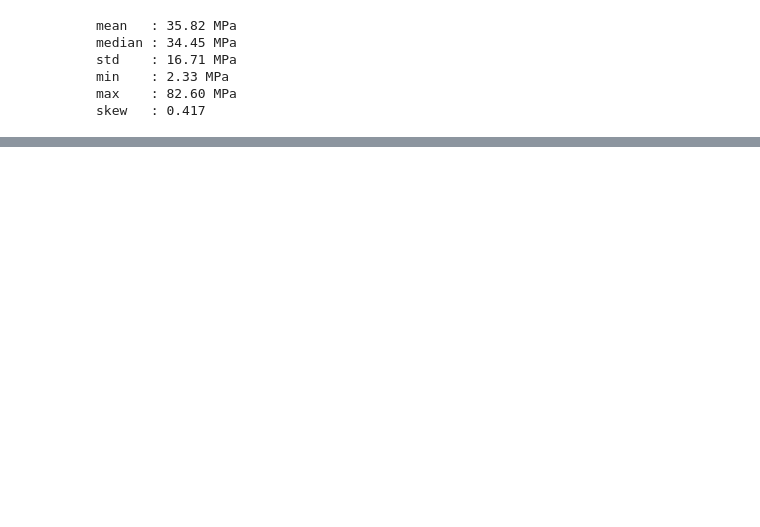
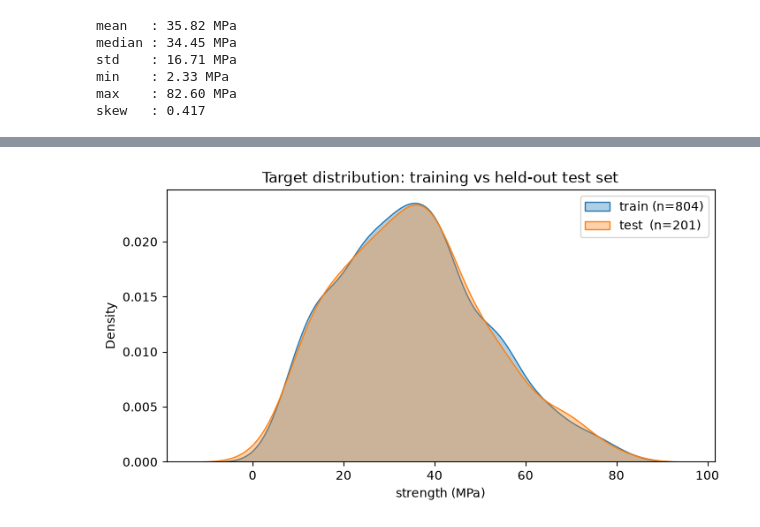
Before and after one commit to SL8Entropy/MachineLearningCaseStudy, a Jupyter notebook: regression_track.ipynb, the cells around one changed output, grey strips where cells are left out. Drawn from its saved outputs; the diff is of its cells as text; code cells hidden in the pictures; blank space fills up the shorter version.

Commit message:
Add preprocessing pipeline: de-dup, stratified split, shared ColumnTransformer
Co-Authored-By: Claude Sonnet 5 <noreply@anthropic.com>

```diff
--- a/regression_track.ipynb
+++ b/regression_track.ipynb
@@ -133,0 +163,10 @@ skew   : 0.417
+# %%
+# De-duplication
+df_clean = df.drop_duplicates().reset_index(drop=True)
+print(f"Before de-duplication: {df.shape[0]} rows")
+print(f"After  de-duplication: {df_clean.shape[0]} rows   (removed {df.shape[0] - df_clean.shape[0]})")
+
+X = df_clean.drop(columns=[TARGET])
+y = df_clean[TARGET]
+print(f"\nX shape: {X.shape}   y shape: {y.shape}")
+print("Predictors:", list(X.columns))
@@ -133,0 +183,18 @@ skew   : 0.417
+# %%
+strength_bins = pd.qcut(y, q=5, labels=False, duplicates="drop")
+
+X_train, X_test, y_train, y_test = train_test_split(
+    X, y,
+    test_size=TEST_SIZE,
+    random_state=RANDOM_STATE,
+    stratify=strength_bins,
+)
+
+print(f"Training set : {X_train.shape[0]} rows  ({(1-TEST_SIZE)*100:.0f}%)")
+print(f"Test set     : {X_test.shape[0]} rows  ({TEST_SIZE*100:.0f}%)")
+
+print("\nTarget distribution check (the split must not shift the target):")
+print(pd.DataFrame({
+    "train": y_train.describe(),
+    "test":  y_test.describe(),
+}).round(3).to_string())
@@ -133,0 +215,10 @@ skew   : 0.417
+# %%
+fig, ax = plt.subplots(figsize=(8, 4))
+sns.kdeplot(y_train, label=f"train (n={len(y_train)})", fill=True, alpha=.35, ax=ax)
+sns.kdeplot(y_test,  label=f"test  (n={len(y_test)})",  fill=True, alpha=.35, ax=ax)
+ax.set_title("Target distribution: training vs held-out test set")
+ax.set_xlabel("strength (MPa)")
+ax.legend()
+plt.show()
+# %% [output]
+[figure, added]
```
Also changed, not shown: parts of 11 cells of this notebook, 3 other files.
